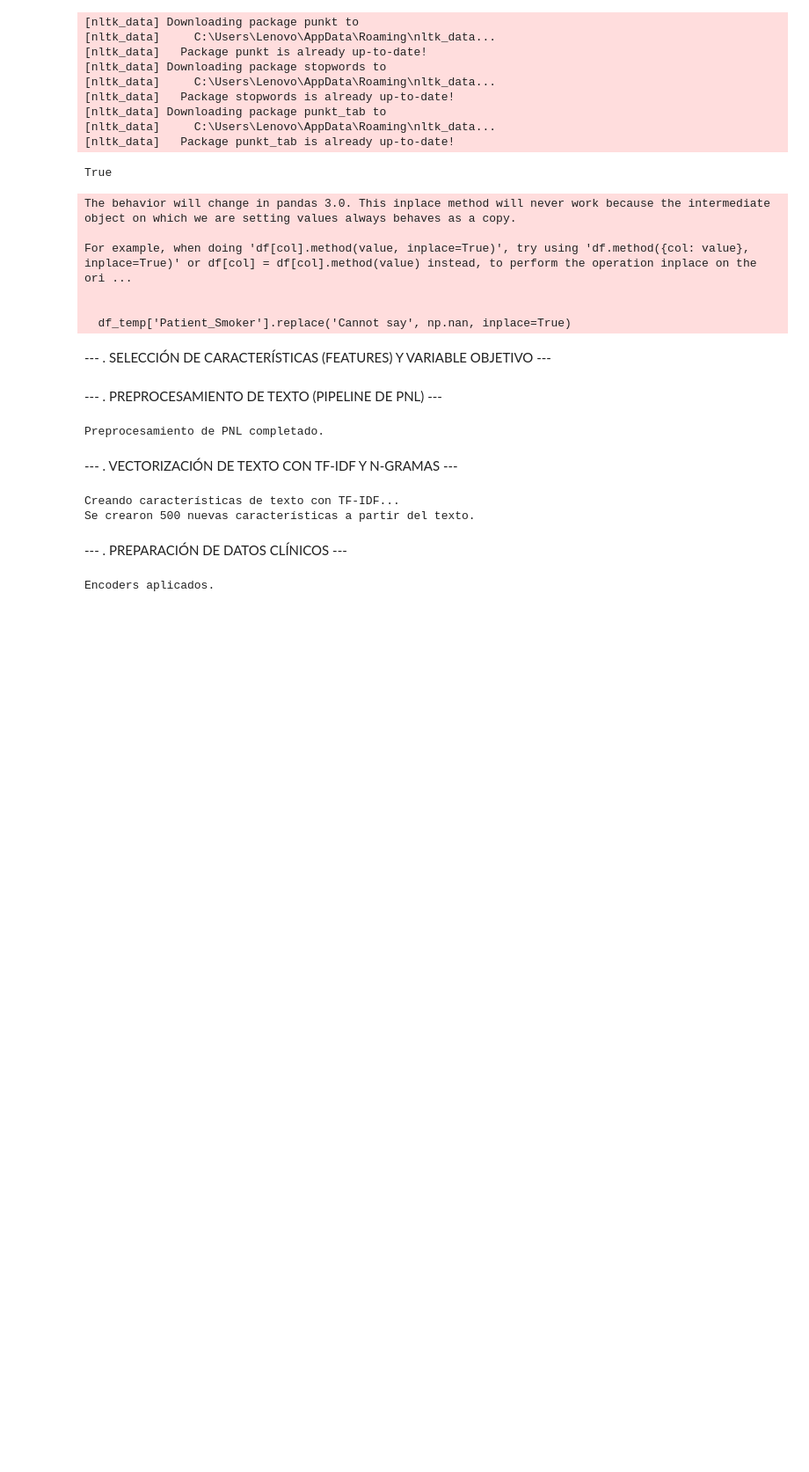
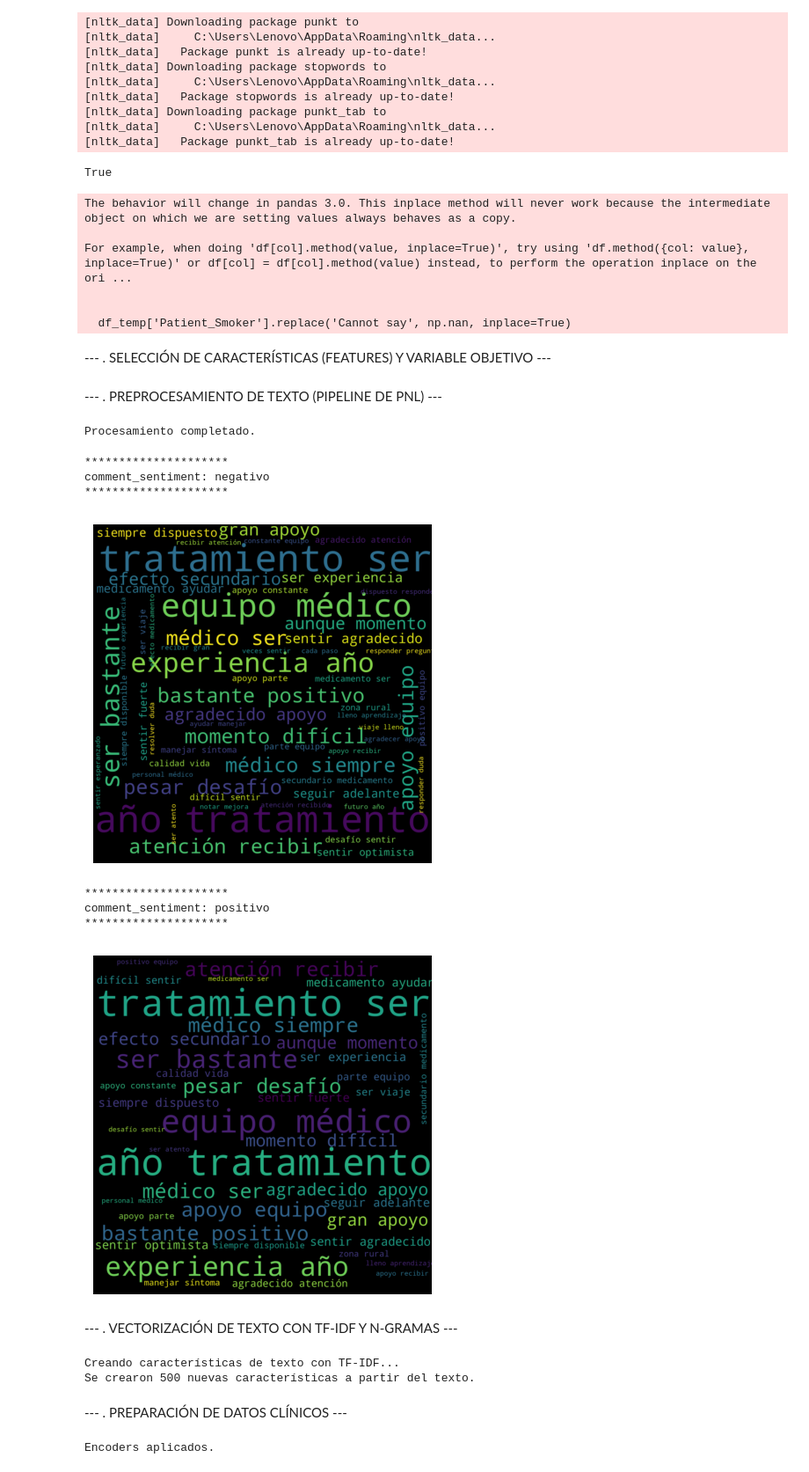
Before and after one commit to FerminEscalona/MedicalTreatment_LogisticRegression, a Jupyter notebook: Fase02_MedicalTreatmend copy.ipynb, the cells around one changed output. Shown at 88% size. Saved outputs shown, nothing was run; the diff lists cells and outputs as text; code cells hidden in the pictures; blank space fills up the shorter version.

```diff
--- a/Fase02_MedicalTreatmend copy.ipynb
+++ b/Fase02_MedicalTreatmend copy.ipynb
@@ -415,12 +434,38 @@ def preprocess_text(text):
     lemmatized_tokens = [token.lemma_ for token in nlp(" ".join(tokens)) if token.text not in stop_words and len(token.text) > 2]
 
     return " ".join(lemmatized_tokens)
-
-# Aplicamos la función a todos los comentarios
 comments_clean = comments.apply(preprocess_text)
-print("Preprocesamiento de PNL completado.")
+print("Procesamiento completado.")
 # %% [output]
-Preprocesamiento de PNL completado.
+Procesamiento completado.
+# %%
+for vote in df["comment_sentiment"].unique():
+    print("*********************")
+    print("comment_sentiment:", vote)
+    print("*********************")
+    lemmatized_text = " ".join(comment for comment in comments_clean.astype(str))    #Creation of wordcloud
+    wordcloud = WordCloud(
+        max_font_size=100,
+        max_words=100,
+        background_color="black",
+        scale=10,
+        width=200,
+        height=200
+    ).generate(lemmatized_text)
+    #Figure properties
+    plt.figure(figsize=(5,5))
+    plt.imshow(wordcloud, interpolation="bilinear")
+    plt.axis("off")
+    plt.show()
+# %% [output]
+*********************
+comment_sentiment: negativo
+*********************
+[figure, added]
+*********************
+comment_sentiment: positivo
+*********************
+[figure, added]
 # %% [markdown]
  --- . VECTORIZACIÓN DE TEXTO CON TF-IDF Y N-GRAMAS ---
 # %%
```
Also changed, not shown: parts of 4 cells of this notebook.
